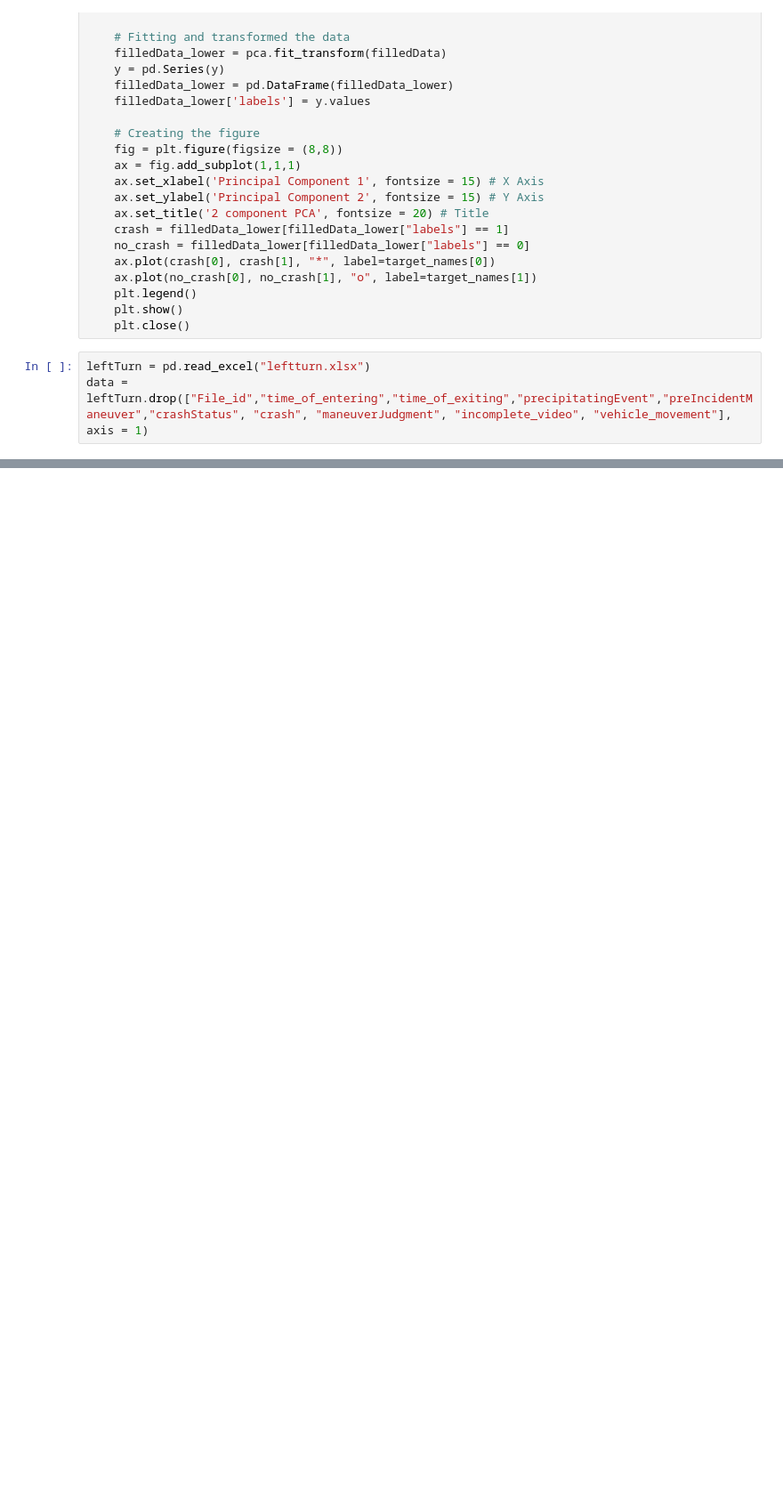
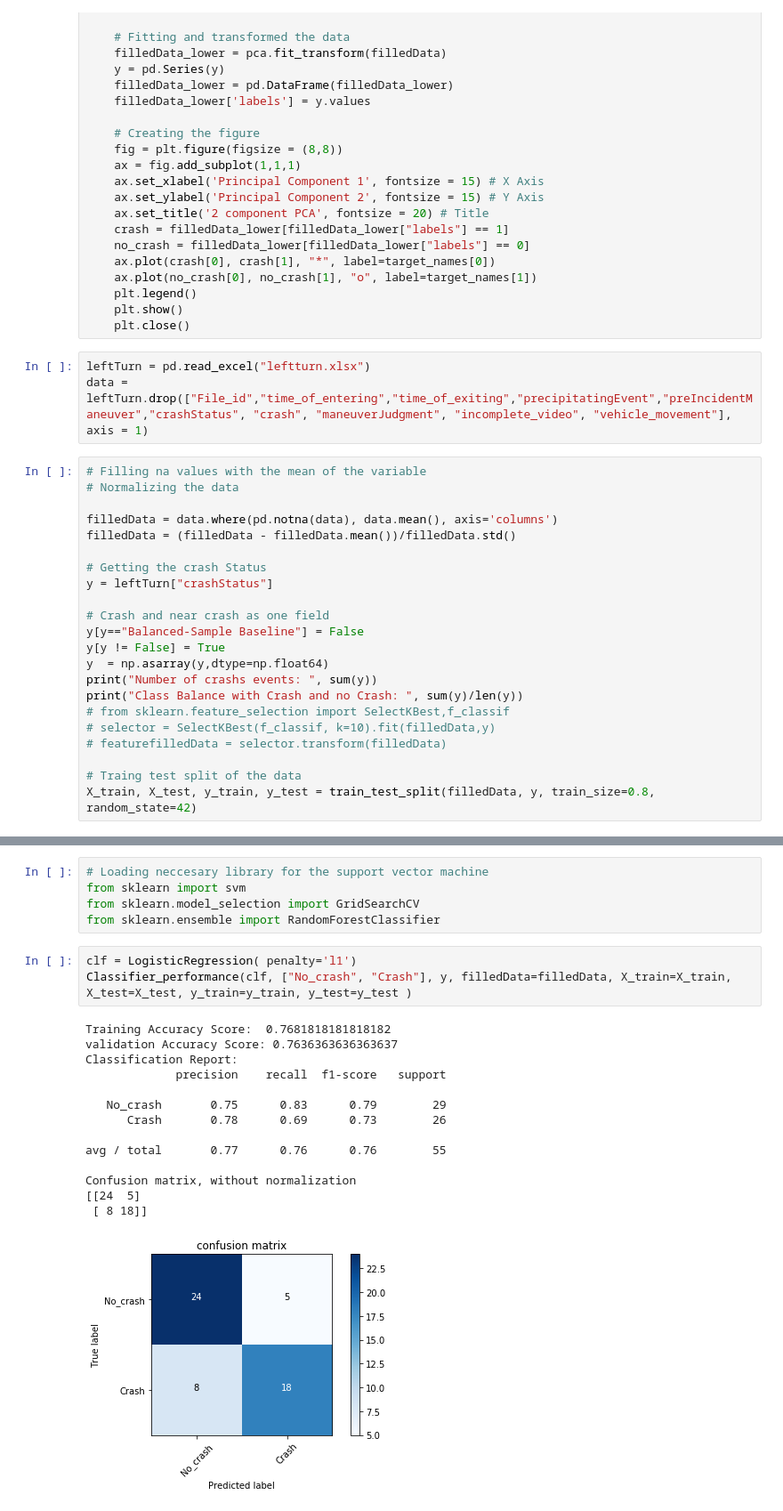
Before and after one commit to imraviagrawal/SHPR2video_git, a Jupyter notebook: MachineLearning.ipynb, the cells around one changed output, grey strips where cells are left out. Shown: that part at 89% size. Saved outputs shown, nothing was run; the diff lists cells and outputs as text; blank space fills up the shorter version.

Commit message:
Ml model for crash prediction

```diff
--- a/MachineLearning.ipynb
+++ b/MachineLearning.ipynb
@@ -106,3 +106,25 @@ def Classifier_performance(clf, target_names, y, filledData, X_train, X_test, y_
 # %%
 leftTurn = pd.read_excel("leftturn.xlsx")
 data = leftTurn.drop(["File_id","time_of_entering","time_of_exiting","precipitatingEvent","preIncidentManeuver","crashStatus", "crash", "maneuverJudgment", "incomplete_video", "vehicle_movement"], axis = 1)
+# %%
+# Filling na values with the mean of the variable
+# Normalizing the data
+
+filledData = data.where(pd.notna(data), data.mean(), axis='columns')
+filledData = (filledData - filledData.mean())/filledData.std()
+
+# Getting the crash Status
+y = leftTurn["crashStatus"]
+
+# Crash and near crash as one field
+y[y=="Balanced-Sample Baseline"] = False
+y[y != False] = True
+y  = np.asarray(y,dtype=np.float64)
+print("Number of crashs events: ", sum(y))
+print("Class Balance with Crash and no Crash: ", sum(y)/len(y))
+# from sklearn.feature_selection import SelectKBest,f_classif
+# selector = SelectKBest(f_classif, k=10).fit(filledData,y)
+# featurefilledData = selector.transform(filledData)
+
+# Traing test split of the data
+X_train, X_test, y_train, y_test = train_test_split(filledData, y, train_size=0.8, random_state=42)
@@ -108,0 +136,23 @@ data = leftTurn.drop(["File_id","time_of_entering","time_of_exiting","precipitat
+# %%
+# Loading neccesary library for the support vector machine
+from sklearn import svm
+from sklearn.model_selection import GridSearchCV
+from sklearn.ensemble import RandomForestClassifier
+# %%
+clf = LogisticRegression( penalty='l1')
+Classifier_performance(clf, ["No_crash", "Crash"], y, filledData=filledData, X_train=X_train, X_test=X_test, y_train=y_train, y_test=y_test )
+# %% [output]
+Training Accuracy Score:  0.7681818181818182
+validation Accuracy Score: 0.7636363636363637
+Classification Report:
+             precision    recall  f1-score   support
+
+   No_crash       0.75      0.83      0.79        29
+      Crash       0.78      0.69      0.73        26
+
+avg / total       0.77      0.76      0.76        55
+
+Confusion matrix, without normalization
+[[24  5]
+ [ 8 18]]
+[figure, added]
```
Also changed, not shown: parts of 18 cells of this notebook.
